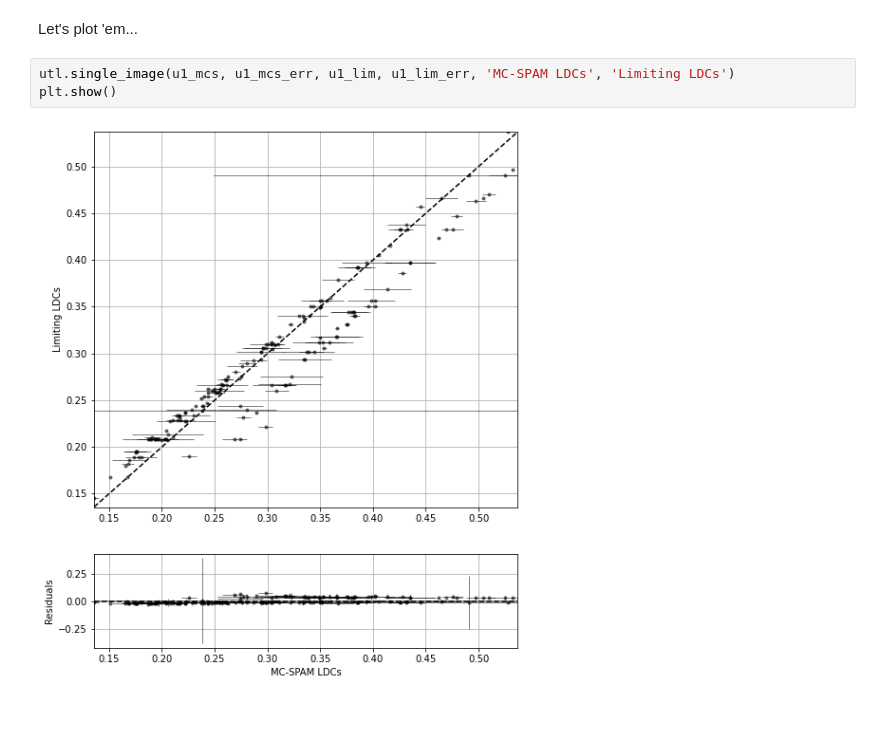
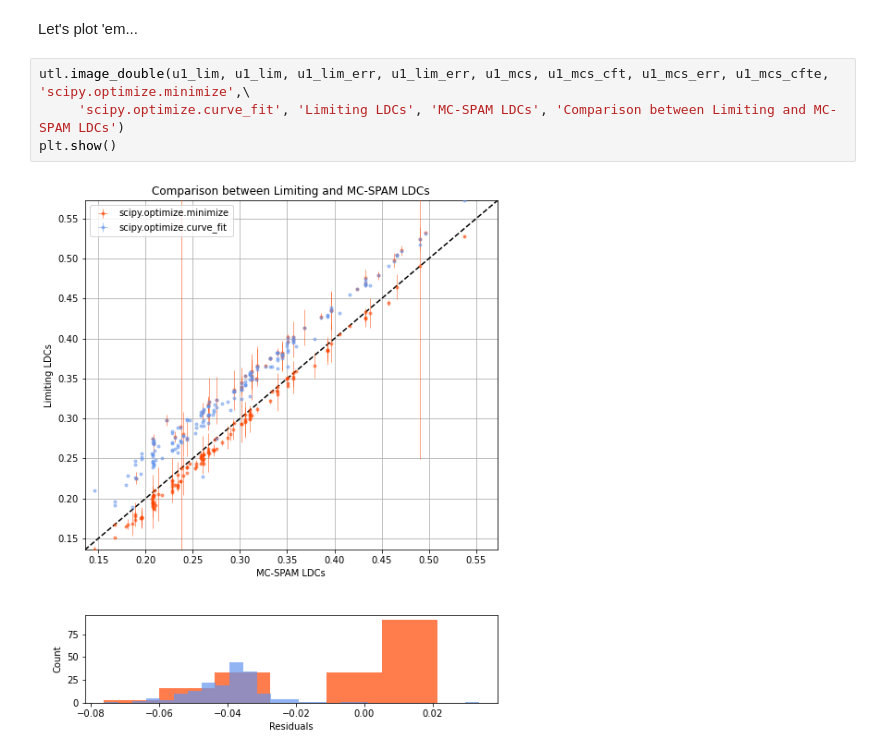
Before and after one commit to Jayshil/ld-spam, a Jupyter notebook: Notebooks/spam_vs_limiting_LDCs.ipynb, the cells around one changed output. Cells and saved outputs as stored; diff of their text form; blank space fills up the shorter version.

Commit message:
Final comparison

```diff
--- a/Notebooks/spam_vs_limiting_LDCs.ipynb
+++ b/Notebooks/spam_vs_limiting_LDCs.ipynb
@@ -26,8 +26,9 @@ u1_lim_err, u2_lim_err = np.zeros(len(u1_lim)), np.zeros(len(u1_lim))
 # %% [markdown]
 Let's plot 'em...
 # %%
-utl.single_image(u1_mcs, u1_mcs_err, u1_lim, u1_lim_err, 'MC-SPAM LDCs', 'Limiting LDCs')
+utl.image_double(u1_lim, u1_lim, u1_lim_err, u1_lim_err, u1_mcs, u1_mcs_cft, u1_mcs_err, u1_mcs_cfte, 'scipy.optimize.minimize',\
+     'scipy.optimize.curve_fit', 'Limiting LDCs', 'MC-SPAM LDCs', 'Comparison between Limiting and MC-SPAM LDCs')
 plt.show()
 # %% [output]
-[figure, old version]
+[figure, new version]
 # %%
```
Also changed, not shown: parts of 4 cells of this notebook.
